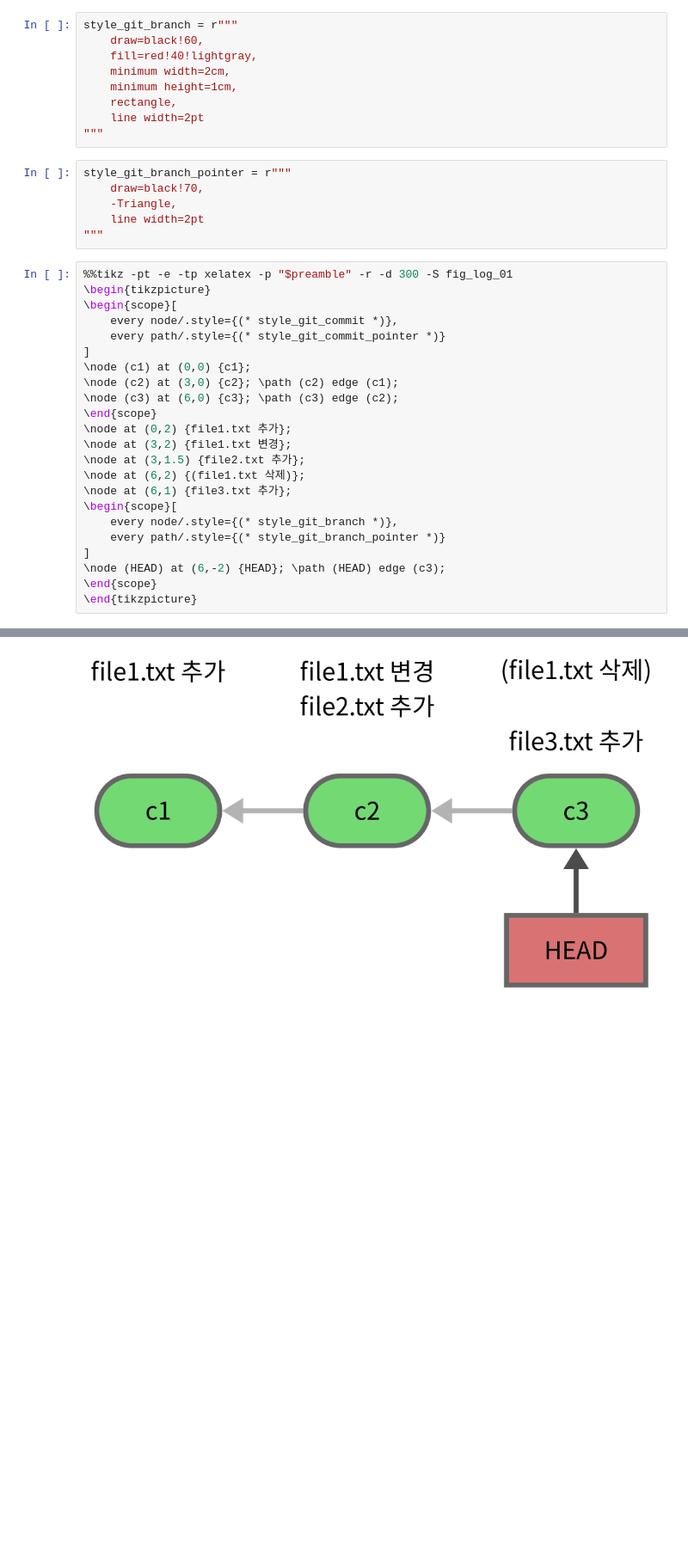
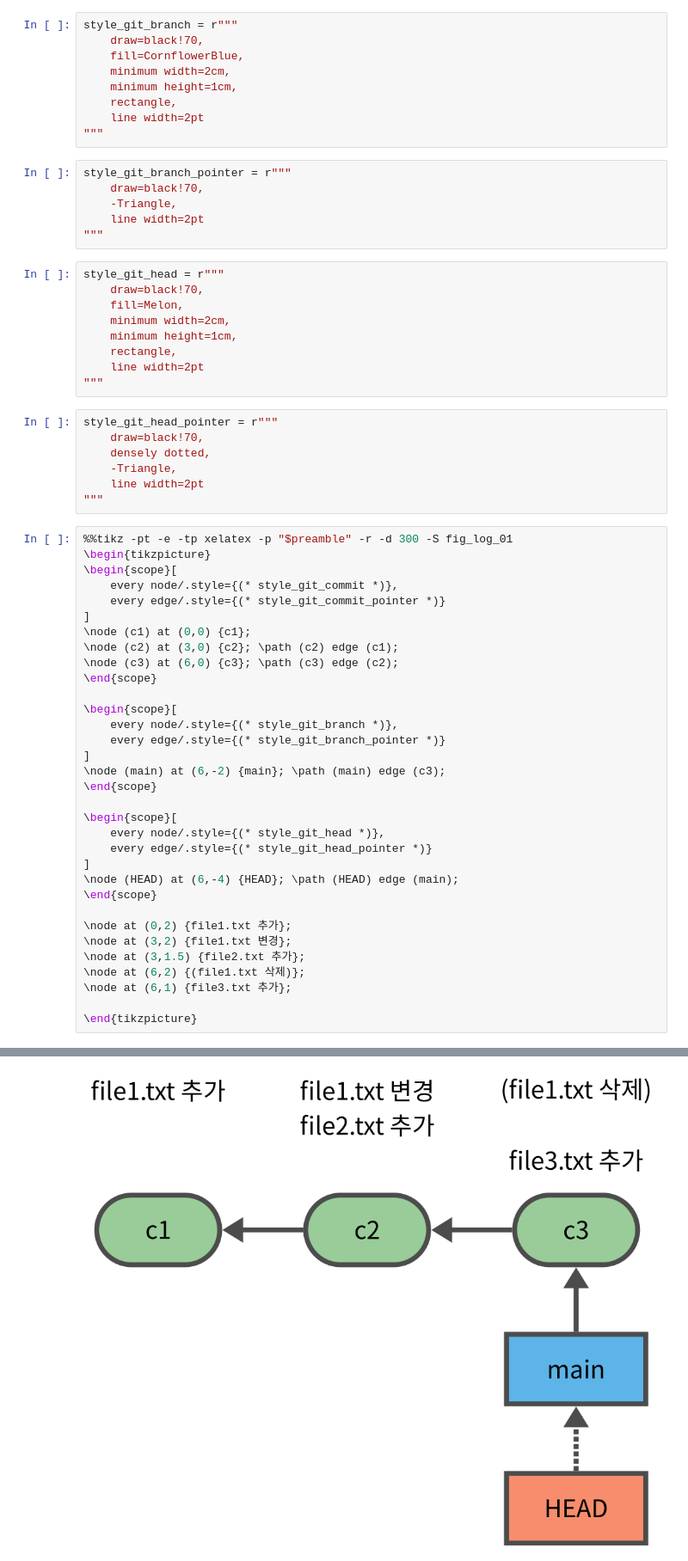
Before and after one commit to joelkim/book_git, a Jupyter notebook: figs/fig_log_01.ipynb, the cells around one changed output, grey strips where cells are left out. Shown: that part at 86% size. Saved outputs shown, nothing was run; the diff lists cells and outputs as text; blank space fills up the shorter version.

```diff
--- a/figs/fig_log_01.ipynb
+++ b/figs/fig_log_01.ipynb
@@ -25,8 +26,8 @@ style_git_commit_pointer = r"""
 """
 # %%
 style_git_branch = r"""
-    draw=black!60,
-    fill=red!40!lightgray,
+    draw=black!70,
+    fill=CornflowerBlue,
     minimum width=2cm,
     minimum height=1cm,
     rectangle,
@@ -38,28 +39,54 @@ style_git_branch_pointer = r"""
     -Triangle,
     line width=2pt
 """
+# %%
+style_git_head = r"""
+    draw=black!70,
+    fill=Melon,
+    minimum width=2cm,
+    minimum height=1cm,
+    rectangle,
+    line width=2pt
+"""
+# %%
+style_git_head_pointer = r"""
+    draw=black!70,
+    densely dotted,
+    -Triangle,
+    line width=2pt
+"""
 # %%
 %%tikz -pt -e -tp xelatex -p "$preamble" -r -d 300 -S fig_log_01
 \begin{tikzpicture}
 \begin{scope}[
     every node/.style={(* style_git_commit *)},
-    every path/.style={(* style_git_commit_pointer *)}
+    every edge/.style={(* style_git_commit_pointer *)}
 ]
 \node (c1) at (0,0) {c1};
 \node (c2) at (3,0) {c2}; \path (c2) edge (c1);
 \node (c3) at (6,0) {c3}; \path (c3) edge (c2);
 \end{scope}
+
+\begin{scope}[
+    every node/.style={(* style_git_branch *)},
+    every edge/.style={(* style_git_branch_pointer *)}
+]
+\node (main) at (6,-2) {main}; \path (main) edge (c3);
+\end{scope}
+
+\begin{scope}[
+    every node/.style={(* style_git_head *)},
+    every edge/.style={(* style_git_head_pointer *)}
+]
+\node (HEAD) at (6,-4) {HEAD}; \path (HEAD) edge (main);
+\end{scope}
+
 \node at (0,2) {file1.txt 추가};
 \node at (3,2) {file1.txt 변경};
 \node at (3,1.5) {file2.txt 추가};
 \node at (6,2) {(file1.txt 삭제)};
 \node at (6,1) {file3.txt 추가};
-\begin{scope}[
-    every node/.style={(* style_git_branch *)},
-    every path/.style={(* style_git_branch_pointer *)}
-]
-\node (HEAD) at (6,-2) {HEAD}; \path (HEAD) edge (c3);
-\end{scope}
+
 \end{tikzpicture}
 # %% [output]
 \documentclass{standalone}
@@ -80,3 +107,3 @@ style_git_branch_pointer = r"""
     \end{tikzpicture}
 \end{document}
-[figure, old version]
+[figure, new version]
```
Also changed, not shown: parts of 4 cells of this notebook, 7 other files.
